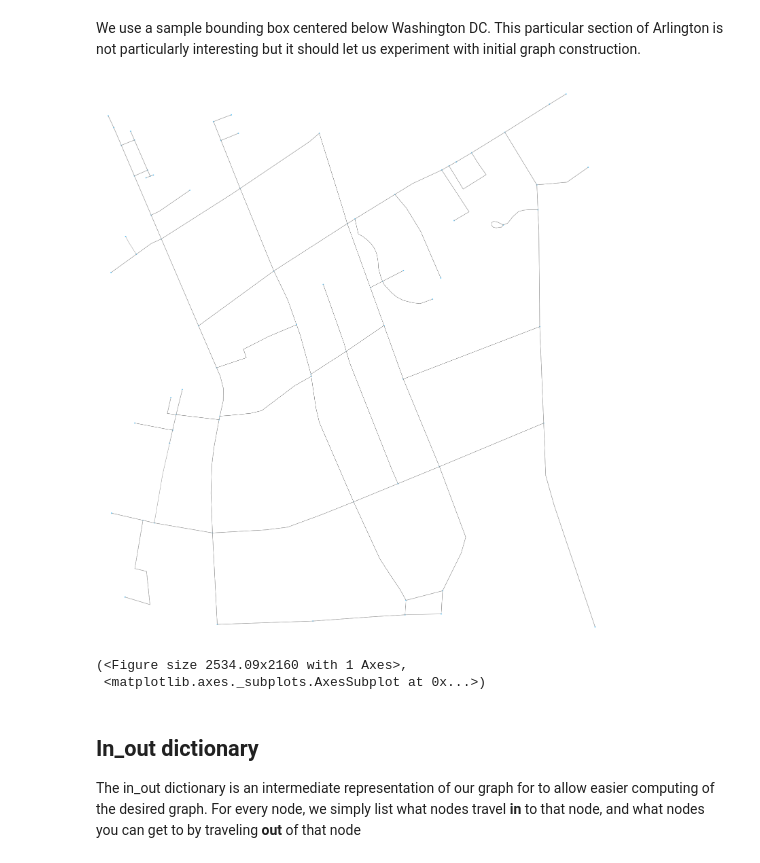
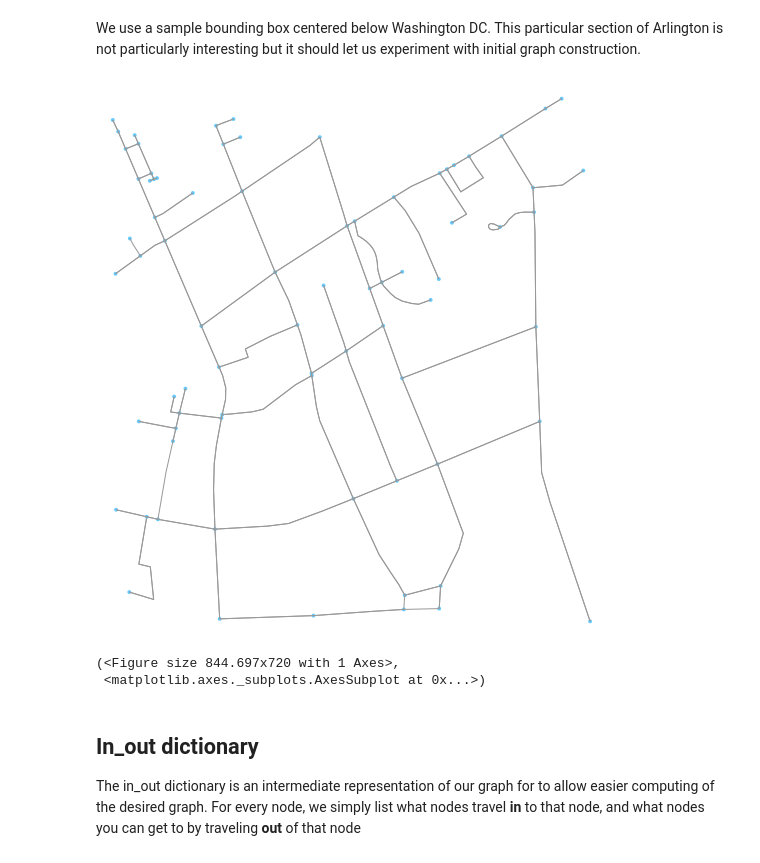
Before and after one commit to umadesai/LISA, a Jupyter notebook: OSMnx Exploration/intersection graph construction.ipynb, the cells around one changed output. Drawn from its saved outputs; the diff is of its cells as text; code cells hidden in the pictures.

```diff
--- a/OSMnx Exploration/intersection graph construction.ipynb
+++ b/OSMnx Exploration/intersection graph construction.ipynb
@@ -55,10 +55,10 @@ bbox_south = ns_avg - ns_dist/n
 # %%
 bbox_graph = ox.graph_from_bbox(bbox_north, bbox_south, bbox_east, bbox_west)
 # %%
-ox.plot_graph(bbox_graph, fig_height=30)
+ox.plot_graph(bbox_graph, fig_height=10)
 # %% [output]
-[figure, old version]
+[figure, new version]
-(<Figure size 2534.09x2160 with 1 Axes>,
+(<Figure size 844.697x720 with 1 Axes>,
  <matplotlib.axes._subplots.AxesSubplot at 0x...>)
 # %% [markdown]
 ## In_out dictionary
```
Also changed, not shown: parts of 7 cells of this notebook.
